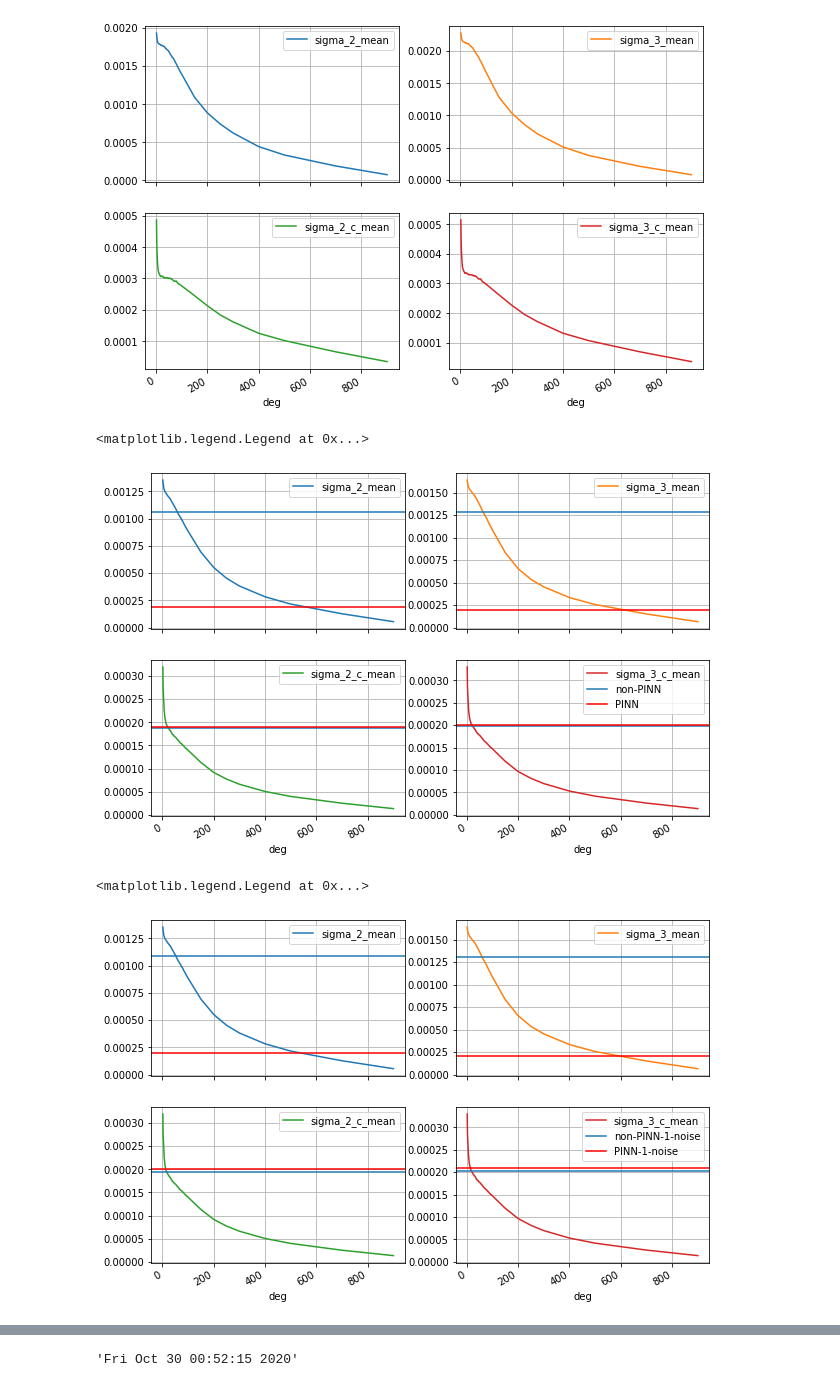
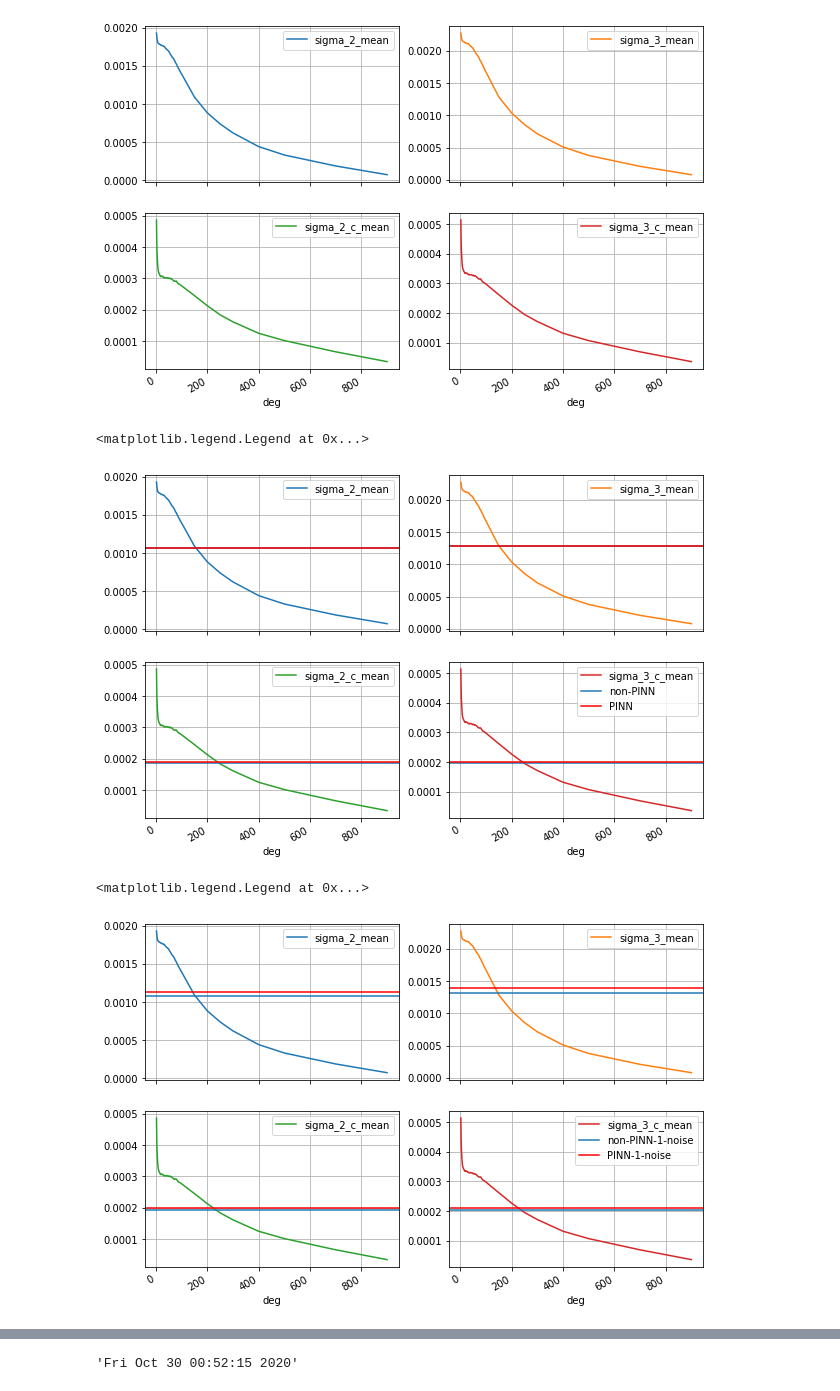
Before and after one commit to MartinAstro/GravNN, a Jupyter notebook: Scripts/Notebooks/baseline_pacific.ipynb, the cells around one changed output, grey strips where cells are left out. Drawn from its saved outputs; the diff is of its cells as text; code cells hidden in the pictures.

Commit message:
Added untested polyhedral model WIP TF2 implimentation of PINN Stats on SH Errors

```diff
--- a/Scripts/Notebooks/baseline_pacific.ipynb
+++ b/Scripts/Notebooks/baseline_pacific.ipynb
@@ -71,36 +93,36 @@ axes[1][1].axhline(y=data['sigma_3_c_mean'], label='non-PINN')
 
 data = nn_df.loc['Thu Oct 29 23:23:03 2020']
 
-axes[0][0].axhline(y=data['sigma_2_c_mean'], label='PINN', c='r')
-axes[0][1].axhline(y=data['sigma_3_c_mean'], label='PINN', c='r')
+axes[0][0].axhline(y=data['sigma_2_mean'], label='PINN', c='r')
+axes[0][1].axhline(y=data['sigma_3_mean'], label='PINN', c='r')
 axes[1][0].axhline(y=data['sigma_2_c_mean'], label='PINN', c='r')
 axes[1][1].axhline(y=data['sigma_3_c_mean'], label='PINN', c='r')
 
 plt.legend()
 # %% [output]
 <matplotlib.legend.Legend at 0x...>
-[figure, old version]
+[figure, new version]
 # %%
 axes = df.plot(x=None, y=['sigma_2_mean', 'sigma_3_mean', 'sigma_2_c_mean', 'sigma_3_c_mean'],  subplots=True, layout=(2,2), figsize=(5*scale, 3.5*scale), grid=True)
 
 data = nn_df.loc['Fri Oct 30 04:42:05 2020']
 
 axes[0][0].axhline(y=data['sigma_2_mean'], label='non-PINN-1-noise')
 axes[0][1].axhline(y=data['sigma_3_mean'], label='non-PINN-1-noise')
 axes[1][0].axhline(y=data['sigma_2_c_mean'], label='non-PINN-1-noise')
 axes[1][1].axhline(y=data['sigma_3_c_mean'], label='non-PINN-1-noise')
 
 data = nn_df.loc['Fri Oct 30 05:46:49 2020']
 
-axes[0][0].axhline(y=data['sigma_2_c_mean'], label='PINN-1-noise', c='r')
-axes[0][1].axhline(y=data['sigma_3_c_mean'], label='PINN-1-noise', c='r')
+axes[0][0].axhline(y=data['sigma_2_mean'], label='PINN-1-noise', c='r')
+axes[0][1].axhline(y=data['sigma_3_mean'], label='PINN-1-noise', c='r')
 axes[1][0].axhline(y=data['sigma_2_c_mean'], label='PINN-1-noise', c='r')
 axes[1][1].axhline(y=data['sigma_3_c_mean'], label='PINN-1-noise', c='r')
 
 plt.legend()
 # %% [output]
 <matplotlib.legend.Legend at 0x...>
-[figure, old version]
+[figure, new version]
 # %%
 axes = df.plot(x=None, y=['sigma_2_mean', 'sigma_3_mean', 'sigma_2_c_mean', 'sigma_3_c_mean'],  subplots=True, layout=(2,2), figsize=(5*scale, 3.5*scale), grid=True)
 
```
Also changed, not shown: parts of 7 cells of this notebook, 8 other files.
